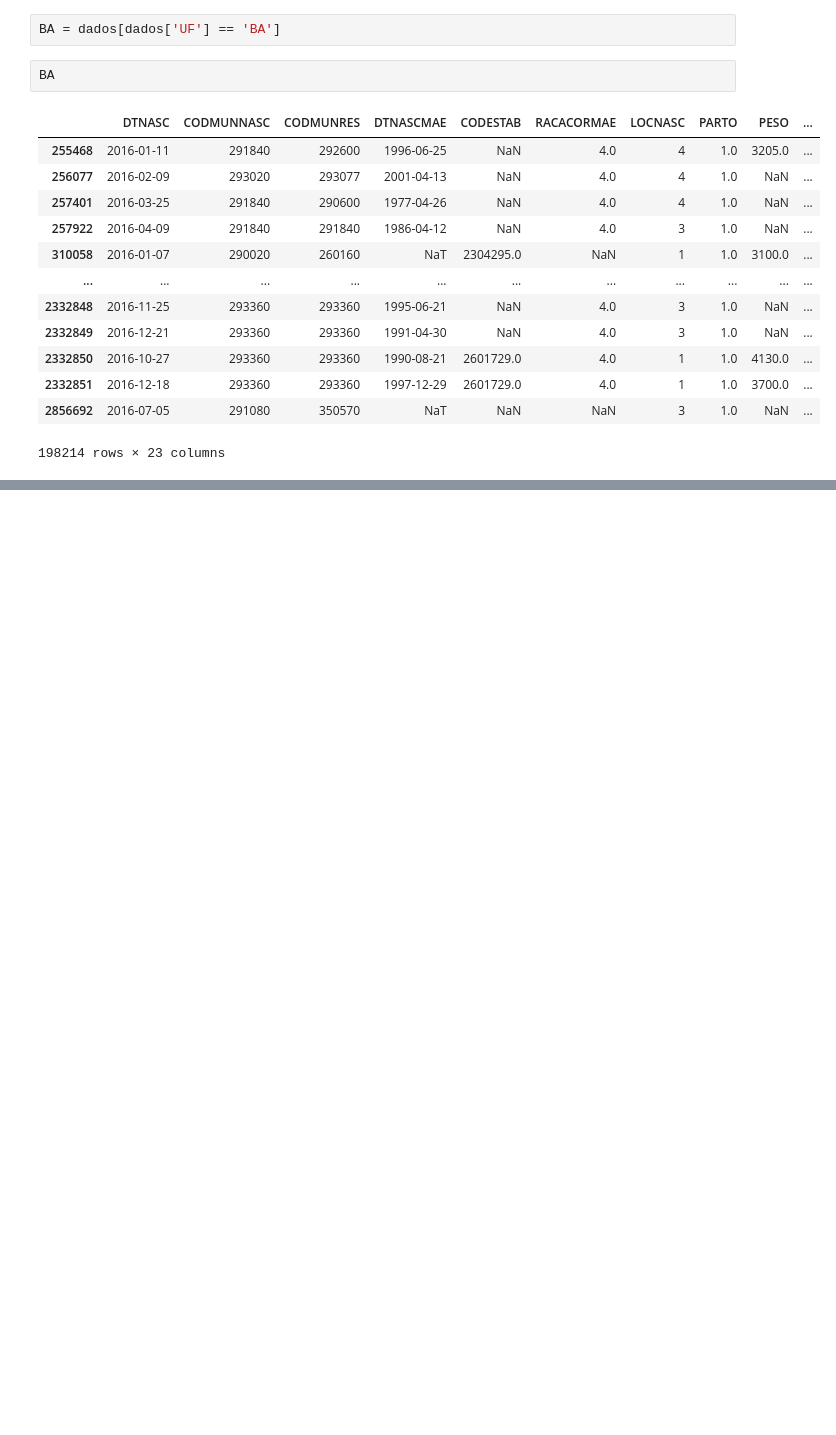
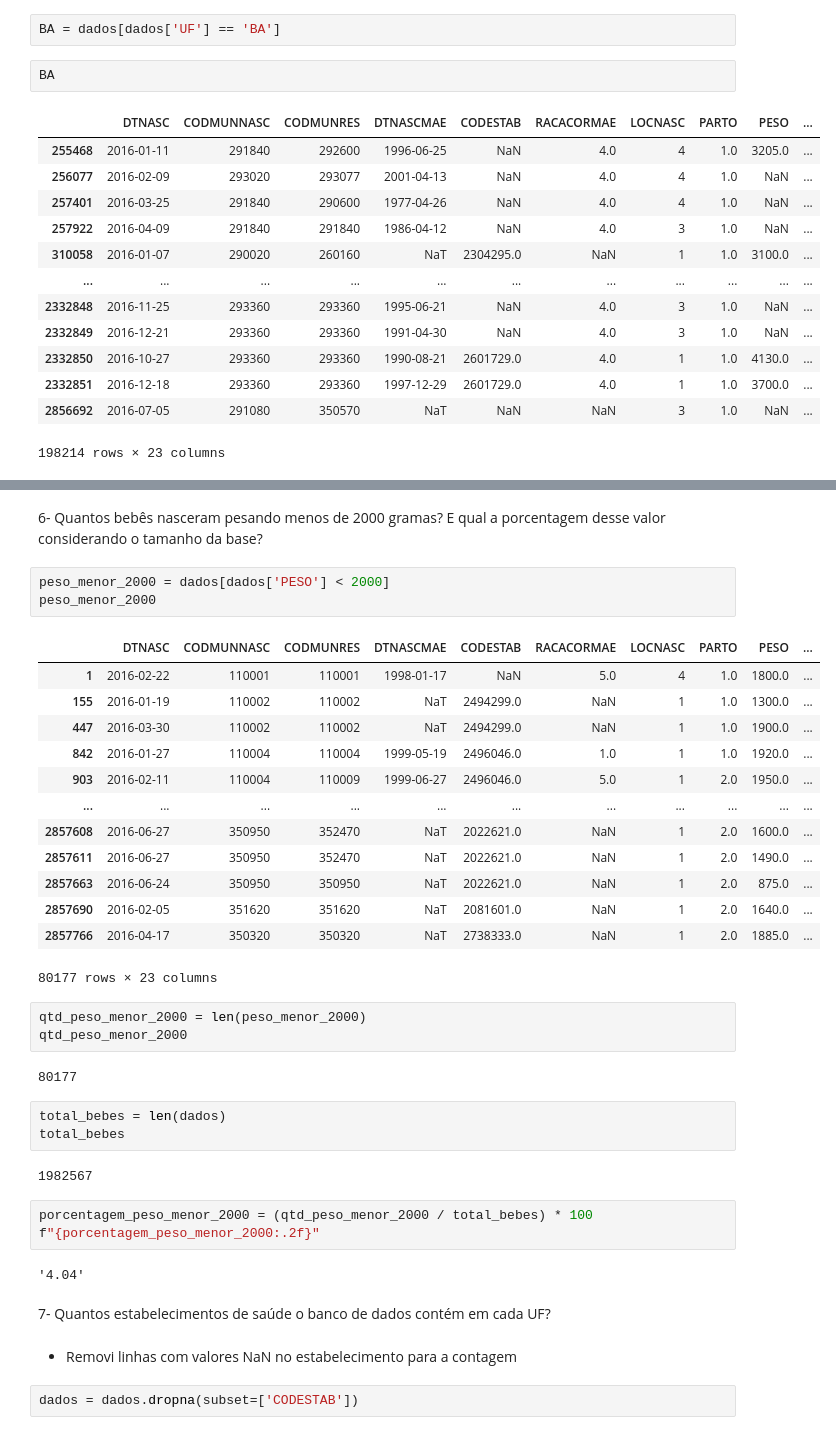
Before and after one commit to JuliaLizS/Processo_seletivo, a Jupyter notebook: IPQ.ipynb, the cells around one changed output, grey strips where cells are left out. Drawn from its saved outputs; the diff is of its cells as text; blank space fills up the shorter version.

```diff
--- a/IPQ.ipynb
+++ b/IPQ.ipynb
@@ -227,0 +256,40 @@ sns.histplot(data=BA, x='IDADE_MAE', kde=True)
+# %% [markdown]
+6- Quantos bebês nasceram pesando menos de 2000 gramas? E qual a porcentagem desse valor considerando o tamanho da base?
+# %%
+peso_menor_2000 = dados[dados['PESO'] < 2000]
+peso_menor_2000
+# %% [output]
+|  | DTNASC | CODMUNNASC | CODMUNRES | DTNASCMAE | CODESTAB | RACACORMAE | LOCNASC | PARTO | PESO | ... |
+| 1 | 2016-02-22 | 110001 | 110001 | 1998-01-17 | NaN | 5.0 | 4 | 1.0 | 1800.0 | ... |
+| 155 | 2016-01-19 | 110002 | 110002 | NaT | 2494299.0 | NaN | 1 | 1.0 | 1300.0 | ... |
+| 447 | 2016-03-30 | 110002 | 110002 | NaT | 2494299.0 | NaN | 1 | 1.0 | 1900.0 | ... |
+| 842 | 2016-01-27 | 110004 | 110004 | 1999-05-19 | 2496046.0 | 1.0 | 1 | 1.0 | 1920.0 | ... |
+| 903 | 2016-02-11 | 110004 | 110009 | 1999-06-27 | 2496046.0 | 5.0 | 1 | 2.0 | 1950.0 | ... |
+| ... | ... | ... | ... | ... | ... | ... | ... | ... | ... | ... |
+| 2857608 | 2016-06-27 | 350950 | 352470 | NaT | 2022621.0 | NaN | 1 | 2.0 | 1600.0 | ... |
+| 2857611 | 2016-06-27 | 350950 | 352470 | NaT | 2022621.0 | NaN | 1 | 2.0 | 1490.0 | ... |
+| 2857663 | 2016-06-24 | 350950 | 350950 | NaT | 2022621.0 | NaN | 1 | 2.0 | 875.0 | ... |
+| 2857690 | 2016-02-05 | 351620 | 351620 | NaT | 2081601.0 | NaN | 1 | 2.0 | 1640.0 | ... |
+| 2857766 | 2016-04-17 | 350320 | 350320 | NaT | 2738333.0 | NaN | 1 | 2.0 | 1885.0 | ... |
+80177 rows × 23 columns
+# %%
+qtd_peso_menor_2000 = len(peso_menor_2000)
+qtd_peso_menor_2000
+# %% [output]
+80177
+# %%
+total_bebes = len(dados)
+total_bebes
+# %% [output]
+1982567
+# %%
+porcentagem_peso_menor_2000 = (qtd_peso_menor_2000 / total_bebes) * 100
+f"{porcentagem_peso_menor_2000:.2f}"
+# %% [output]
+'4.04'
+# %% [markdown]
+7- Quantos estabelecimentos de saúde o banco de dados contém em cada UF?
+# %% [markdown]
+* Removi linhas com valores NaN no estabelecimento para a contagem
+# %%
+dados = dados.dropna(subset=['CODESTAB'])
```
Also changed, not shown: parts of 10 cells of this notebook.
